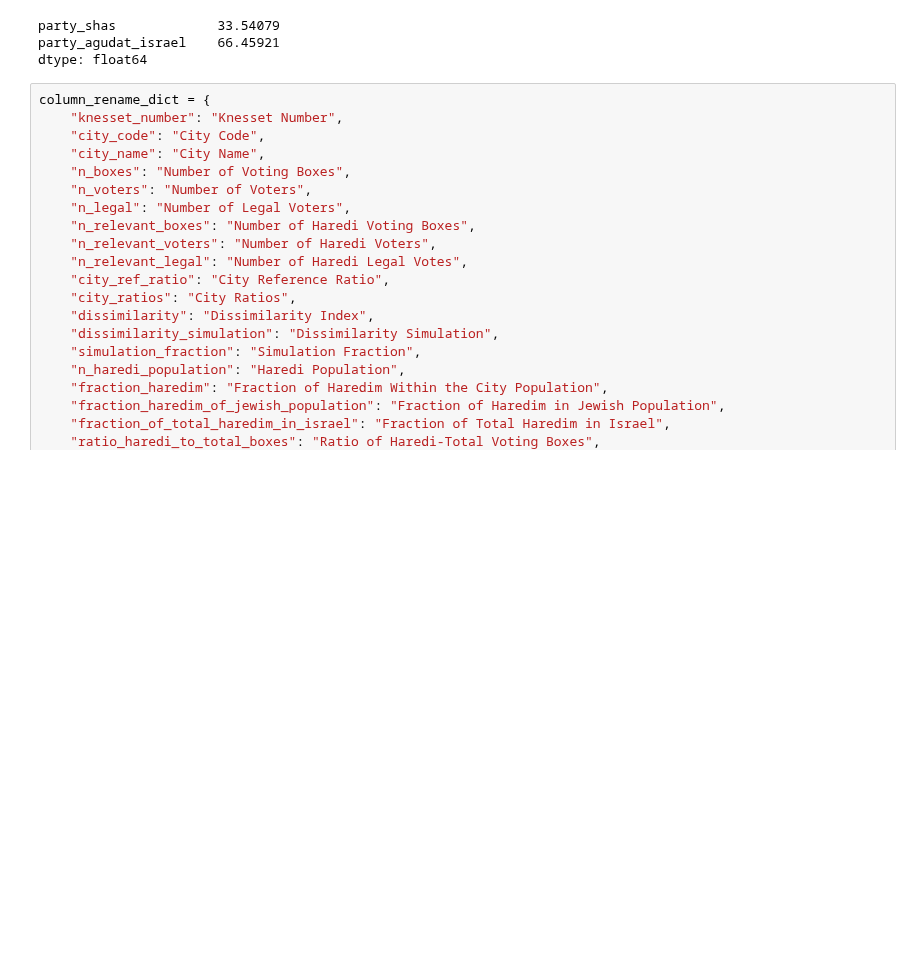
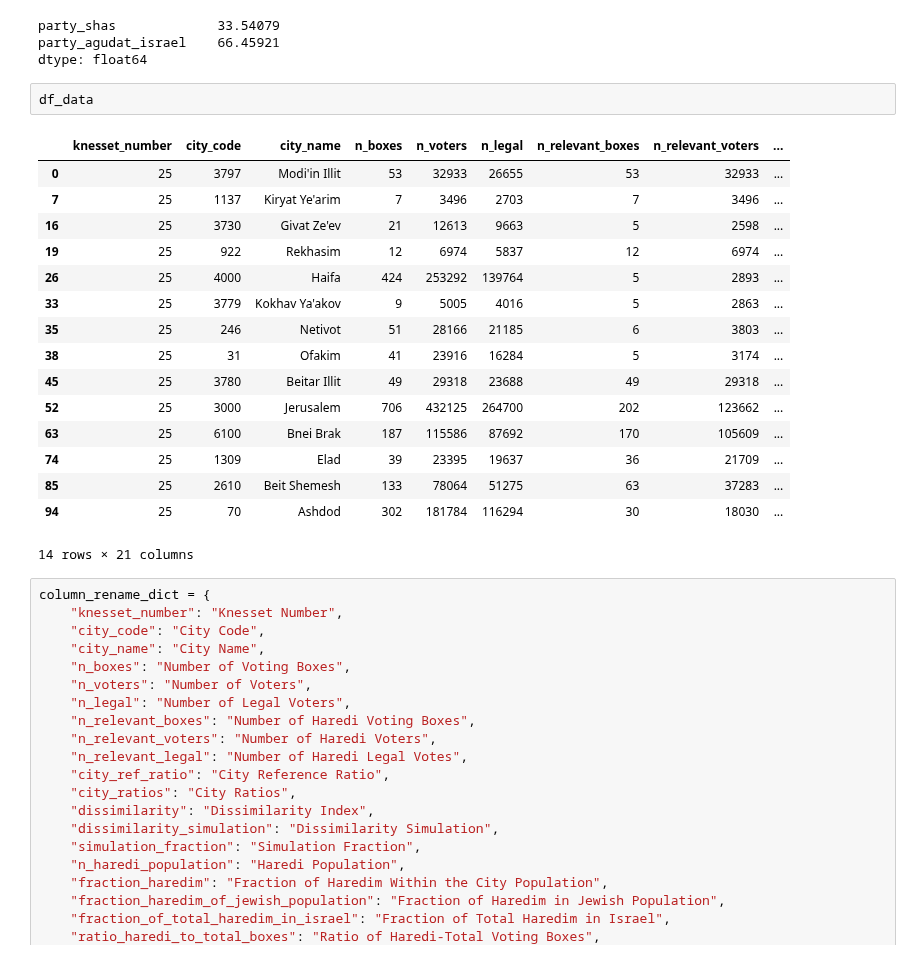
Before and after one commit to bgbg/segregation_paper, a Jupyter notebook: notebooks/voter_separation.ipynb, the cells around one changed output. Cells and saved outputs as stored; diff of their text form; blank space fills up the shorter version.

```diff
--- a/notebooks/voter_separation.ipynb
+++ b/notebooks/voter_separation.ipynb
@@ -58,6 +44,25 @@ bb
 party_shas             33.54079
 party_agudat_israel    66.45921
 dtype: float64
+# %%
+df_data
+# %% [output]
+|  | knesset_number | city_code | city_name | n_boxes | n_voters | n_legal | n_relevant_boxes | n_relevant_voters | ... |
+| 0 | 25 | 3797 | Modi'in Illit | 53 | 32933 | 26655 | 53 | 32933 | ... |
+| 7 | 25 | 1137 | Kiryat Ye'arim | 7 | 3496 | 2703 | 7 | 3496 | ... |
+| 16 | 25 | 3730 | Givat Ze'ev | 21 | 12613 | 9663 | 5 | 2598 | ... |
+| 19 | 25 | 922 | Rekhasim | 12 | 6974 | 5837 | 12 | 6974 | ... |
+| 26 | 25 | 4000 | Haifa | 424 | 253292 | 139764 | 5 | 2893 | ... |
+| 33 | 25 | 3779 | Kokhav Ya'akov | 9 | 5005 | 4016 | 5 | 2863 | ... |
+| 35 | 25 | 246 | Netivot | 51 | 28166 | 21185 | 6 | 3803 | ... |
+| 38 | 25 | 31 | Ofakim | 41 | 23916 | 16284 | 5 | 3174 | ... |
+| 45 | 25 | 3780 | Beitar Illit | 49 | 29318 | 23688 | 49 | 29318 | ... |
+| 52 | 25 | 3000 | Jerusalem | 706 | 432125 | 264700 | 202 | 123662 | ... |
+| 63 | 25 | 6100 | Bnei Brak | 187 | 115586 | 87692 | 170 | 105609 | ... |
+| 74 | 25 | 1309 | Elad | 39 | 23395 | 19637 | 36 | 21709 | ... |
+| 85 | 25 | 2610 | Beit Shemesh | 133 | 78064 | 51275 | 63 | 37283 | ... |
+| 94 | 25 | 70 | Ashdod | 302 | 181784 | 116294 | 30 | 18030 | ... |
+14 rows × 21 columns
 # %%
 column_rename_dict = {
     "knesset_number": "Knesset Number",
```
Also changed, not shown: parts of 12 cells of this notebook, 3 other files.
